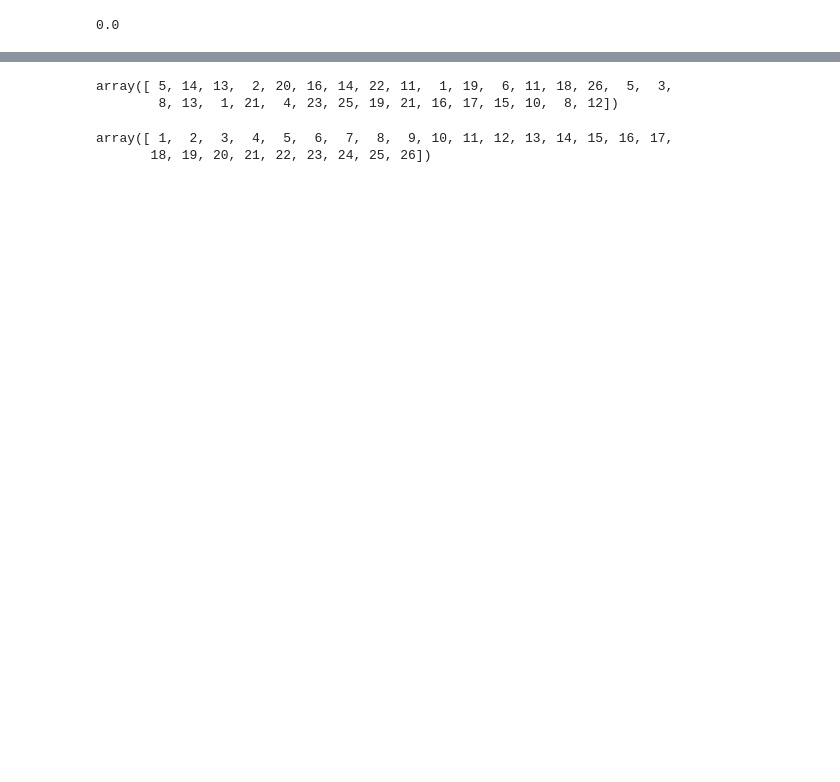
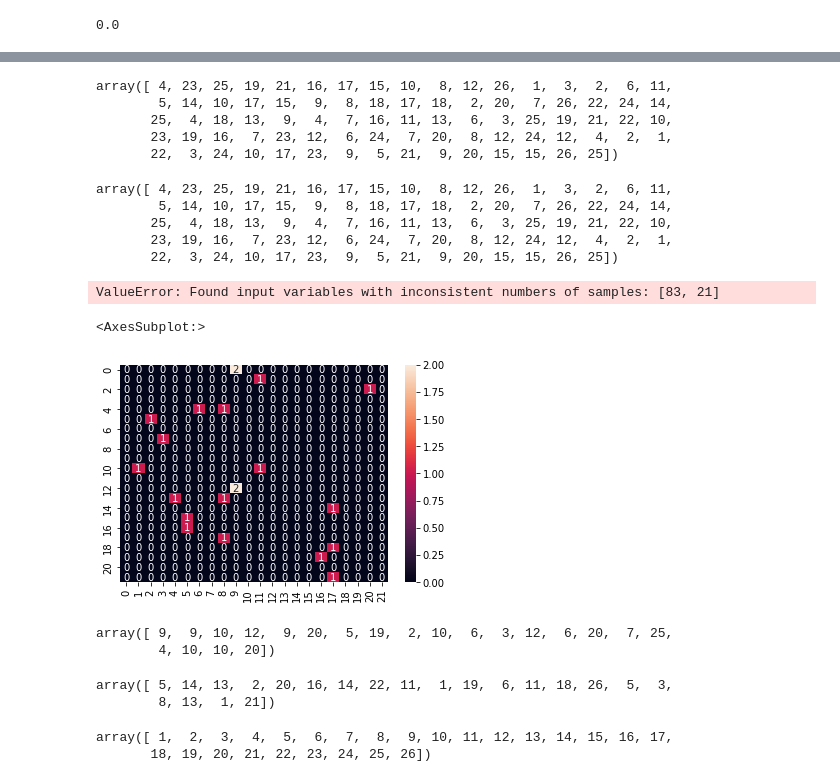
Before and after one commit to JNPauli/Banter, a Jupyter notebook: data/Support_Vector_Machine.ipynb, the cells around one changed output, grey strips where cells are left out. Cells and saved outputs as stored; diff of their text form; code cells hidden in the pictures; blank space fills up the shorter version.

Commit message:
added confusion matrices

```diff
--- a/data/Support_Vector_Machine.ipynb
+++ b/data/Support_Vector_Machine.ipynb
@@ -43,7 +43,7 @@ len(os.listdir())
 We can see that there are 22 masks in total, 11 for each hemisphere.
 # %%
 mask_img_path = '/home/jpauli/ds001506/sourcedata/sub-01/anat'
-mask_img_L = os.path.join(mask_img_path,'sub-01_mask_LH_LOC.nii.gz')
+mask_img_L = os.path.join(mask_img_path,'sub-01_mask_LH_V1v.nii.gz')
 mask_img_R = os.path.join(mask_img_path,'sub-01_mask_RH_LOC.nii.gz')
 # %%
 func_filename_path = '/mnt/c/Users/janos/git/sessions_new/z_maps_3'
@@ -63,7 +63,7 @@ Now the next step is to load in the X and Y variables. We will do this by applyi
 Note: We set standardize to *True*, because we want our algorithm to have the best learning behavior. This i
 # %%
 from nilearn.maskers import NiftiMasker
-nifti_masker = NiftiMasker(mask_img=mask_img_R)
+nifti_masker = NiftiMasker(mask_img=mask_img_L)
 # %% [markdown]
 This loops helps us in extracting the time series from each z-map.
 Also, we append values to the Y list. We have 26 different categories we want to decode. Since there are 4 sessions in total and the categories are the same for each session, we will add a "1" for category one and so on to the Y list.
@@ -370,6 +343,6 @@ Please also refer to the documentation for alternative solver options:
 # %%
 from sklearn.model_selection import train_test_split
-X_train, X_test, y_train, y_test = train_test_split(X_, Y, test_size=0.5, random_state=42)
+X_train, X_test, y_train, y_test = train_test_split(X_, Y, test_size=0.2, random_state=42)
 # %%
 X_train.shape
 # %% [output]
@@ -432,8 +386,46 @@ array([ 2,  9,  1,  7, 18, 20,  7, 25,  7,  4,  8,  3,  7,  6, 23,  6,  5,
-# %%
-y_test
-# %% [output]
-array([ 5, 14, 13,  2, 20, 16, 14, 22, 11,  1, 19,  6, 11, 18, 26,  5,  3,
-        8, 13,  1, 21,  4, 23, 25, 19, 21, 16, 17, 15, 10,  8, 12])
+# %%
+model.predict(X_train)
+# %% [output]
+array([ 4, 23, 25, 19, 21, 16, 17, 15, 10,  8, 12, 26,  1,  3,  2,  6, 11,
+        5, 14, 10, 17, 15,  9,  8, 18, 17, 18,  2, 20,  7, 26, 22, 24, 14,
+       25,  4, 18, 13,  9,  4,  7, 16, 11, 13,  6,  3, 25, 19, 21, 22, 10,
+       23, 19, 16,  7, 23, 12,  6, 24,  7, 20,  8, 12, 24, 12,  4,  2,  1,
+       22,  3, 24, 10, 17, 23,  9,  5, 21,  9, 20, 15, 15, 26, 25])
+# %%
+y_train
+# %% [output]
+array([ 4, 23, 25, 19, 21, 16, 17, 15, 10,  8, 12, 26,  1,  3,  2,  6, 11,
+        5, 14, 10, 17, 15,  9,  8, 18, 17, 18,  2, 20,  7, 26, 22, 24, 14,
+       25,  4, 18, 13,  9,  4,  7, 16, 11, 13,  6,  3, 25, 19, 21, 22, 10,
+       23, 19, 16,  7, 23, 12,  6, 24,  7, 20,  8, 12, 24, 12,  4,  2,  1,
+       22,  3, 24, 10, 17, 23,  9,  5, 21,  9, 20, 15, 15, 26, 25])
+# %%
+y_pred_train = model.predict(X_train)
+cf_matrix_train = confusion_matrix(y_train, y_pred_train)
+
+sns.heatmap(cf_matrix_train, annot = True)
+# %% [output]
+ValueError: Found input variables with inconsistent numbers of samples: [83, 21]
+# %%
+from sklearn.metrics import confusion_matrix
+
+y_pred = model.predict(X_test)
+cf_matrix = confusion_matrix(y_test, y_pred)
+# %%
+sns.heatmap(cf_matrix, annot=True)
+# %% [output]
+<AxesSubplot:>
+[figure, added]
+# %%
+model.predict(X_test)
+# %% [output]
+array([ 9,  9, 10, 12,  9, 20,  5, 19,  2, 10,  6,  3, 12,  6, 20,  7, 25,
+        4, 10, 10, 20])
+# %%
+y_test
+# %% [output]
+array([ 5, 14, 13,  2, 20, 16, 14, 22, 11,  1, 19,  6, 11, 18, 26,  5,  3,
+        8, 13,  1, 21])
 # %%
 model.classes_
 # %% [output]
```
Also changed, not shown: parts of 29 cells of this notebook.
